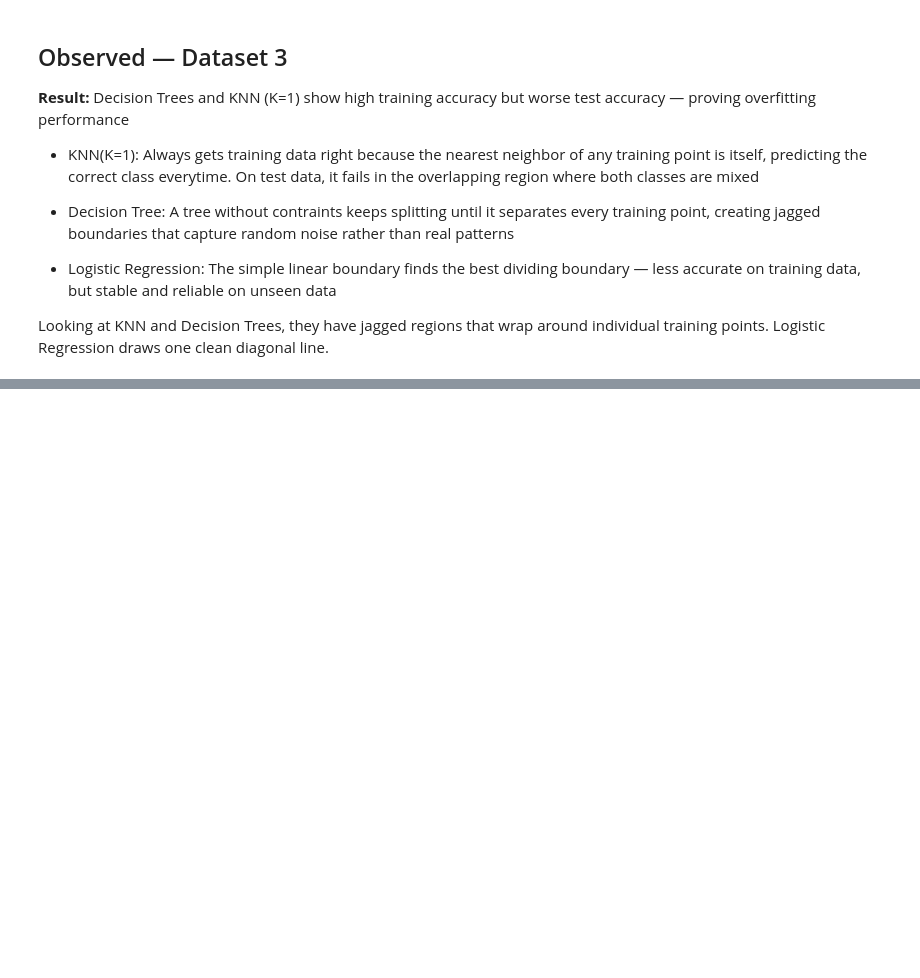
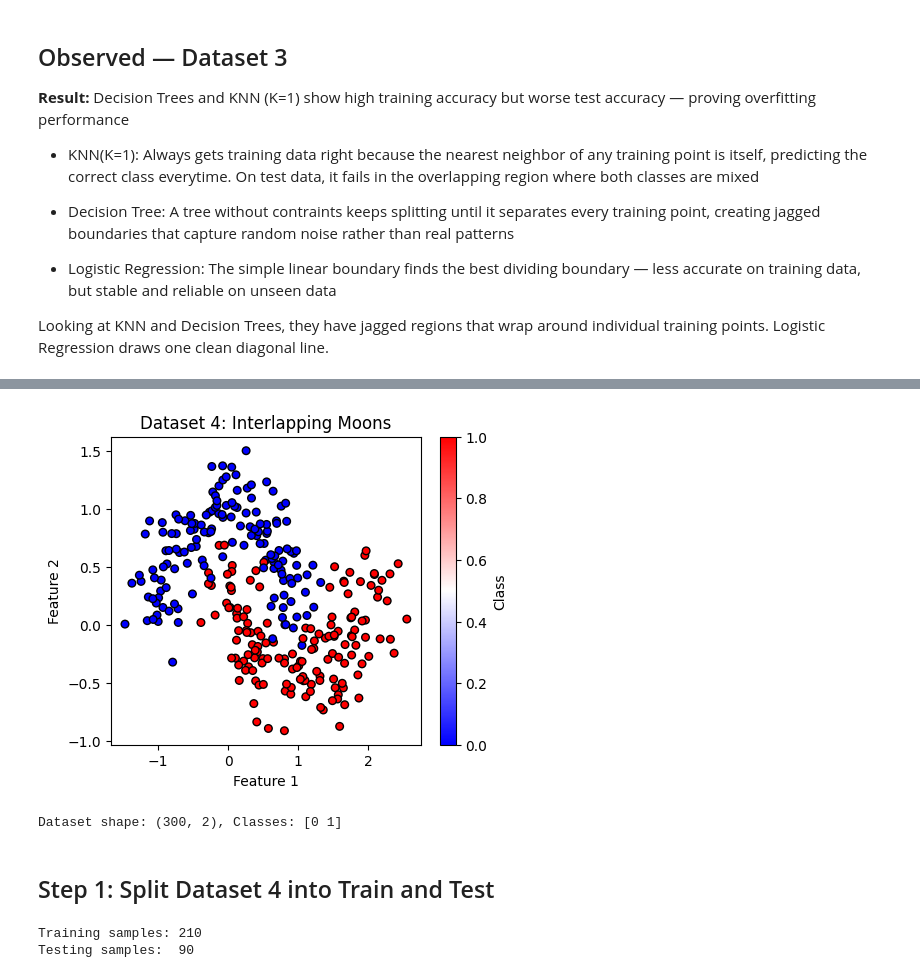
Before and after one commit to LishaRamon/applied-ml, a Jupyter notebook: HW3_Comparison_of_ML_Classification_Algorithms.ipynb, the cells around one changed output, grey strips where cells are left out. Saved outputs shown, nothing was run; the diff lists cells and outputs as text; code cells hidden in the pictures; blank space fills up the shorter version.

Commit message:
Commit 5: Dataset 4 (last one) performed 6 classifiers, visuals, evals. Also wrapped up understanding with a general summary of exercises.

```diff
--- a/HW3_Comparison_of_ML_Classification_Algorithms.ipynb
+++ b/HW3_Comparison_of_ML_Classification_Algorithms.ipynb
@@ -453,0 +466,32 @@ Looking at KNN and Decision Trees, they have jagged regions that wrap around ind
+# %%
+#two interlapping crescent shapes
+X4, y4 = make_moons(
+    n_samples=300,
+    noise=0.2,
+    random_state=SEED
+)
+
+plt.figure(figsize=(5, 4))
+plt.scatter(X4[:, 0], X4[:, 1], c=y4, cmap='bwr', edgecolors='k', s=30)
+plt.title('Dataset 4: Interlapping Moons')
+plt.xlabel('Feature 1')
+plt.ylabel('Feature 2')
+plt.colorbar(label='Class')
+plt.show()
+
+print(f'Dataset shape: {X4.shape}, Classes: {np.unique(y4)}')
+# %% [output]
+[figure, added]
+Dataset shape: (300, 2), Classes: [0 1]
+# %% [markdown]
+## Step 1: Split Dataset 4 into Train and Test
+# %%
+X4_train, X4_test, y4_train, y4_test = train_test_split(
+    X4, y4, test_size=0.3, random_state=SEED
+)
+
+print(f'Training samples: {len(X4_train)}')
+print(f'Testing samples:  {len(X4_test)}')
+# %% [output]
+Training samples: 210
+Testing samples:  90
```
Also changed, not shown: parts of 7 cells of this notebook.
